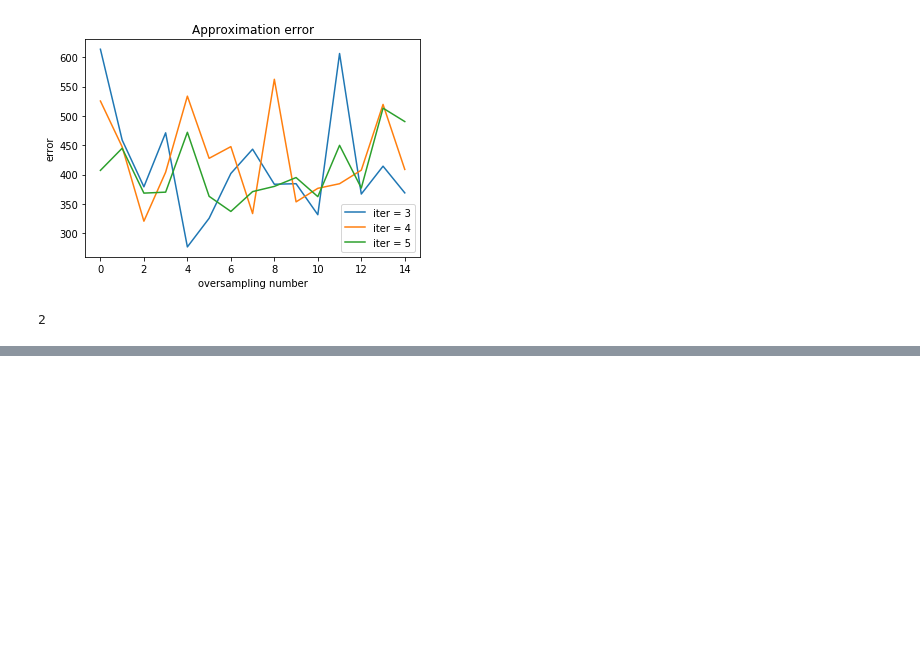
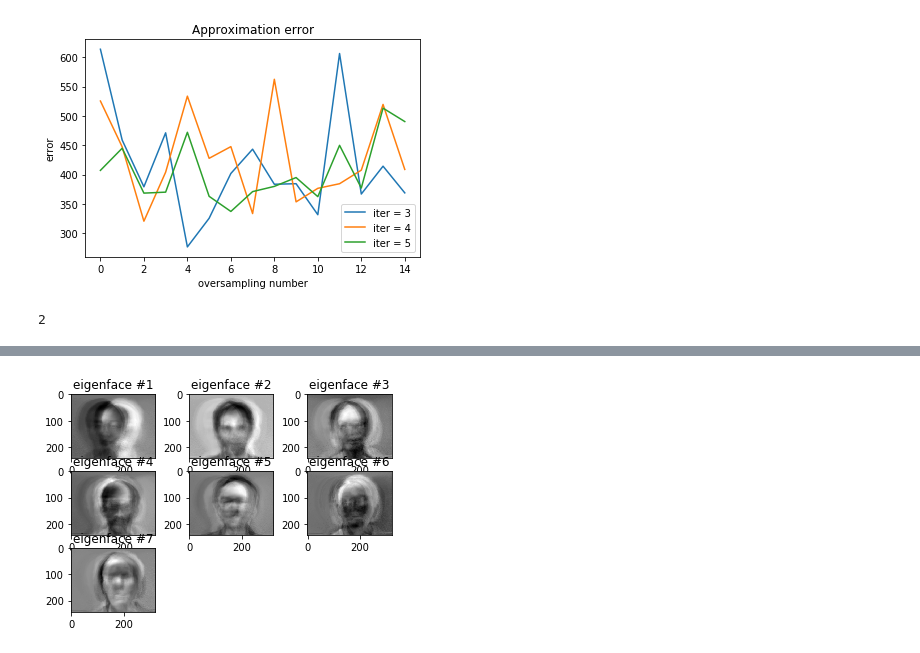
Before and after one commit to PygMali0n/randomized-svd, a Jupyter notebook: randomized svd.ipynb, the cells around one changed output, grey strips where cells are left out. Drawn from its saved outputs; the diff is of its cells as text; code cells hidden in the pictures; blank space fills up the shorter version.

```diff
--- a/randomized svd.ipynb
+++ b/randomized svd.ipynb
@@ -281,0 +257,2 @@ np.argmin(np.mean(err_mat,axis=0))
+# %%
+u0,d,v0,e = classical(faceMatrix,7)
@@ -281,0 +269,8 @@ np.argmin(np.mean(err_mat,axis=0))
+# %%
+for i in range(1,8):
+    plt.subplot(3,3,i)
+    plt.imshow((u0[:,i-1]).reshape(243, 320),cmap="gray")
+    plt.title("eigenface #%s"%i)
+plt.show()
+# %% [output]
+[figure, added]
```
Also changed, not shown: parts of 7 cells of this notebook.
